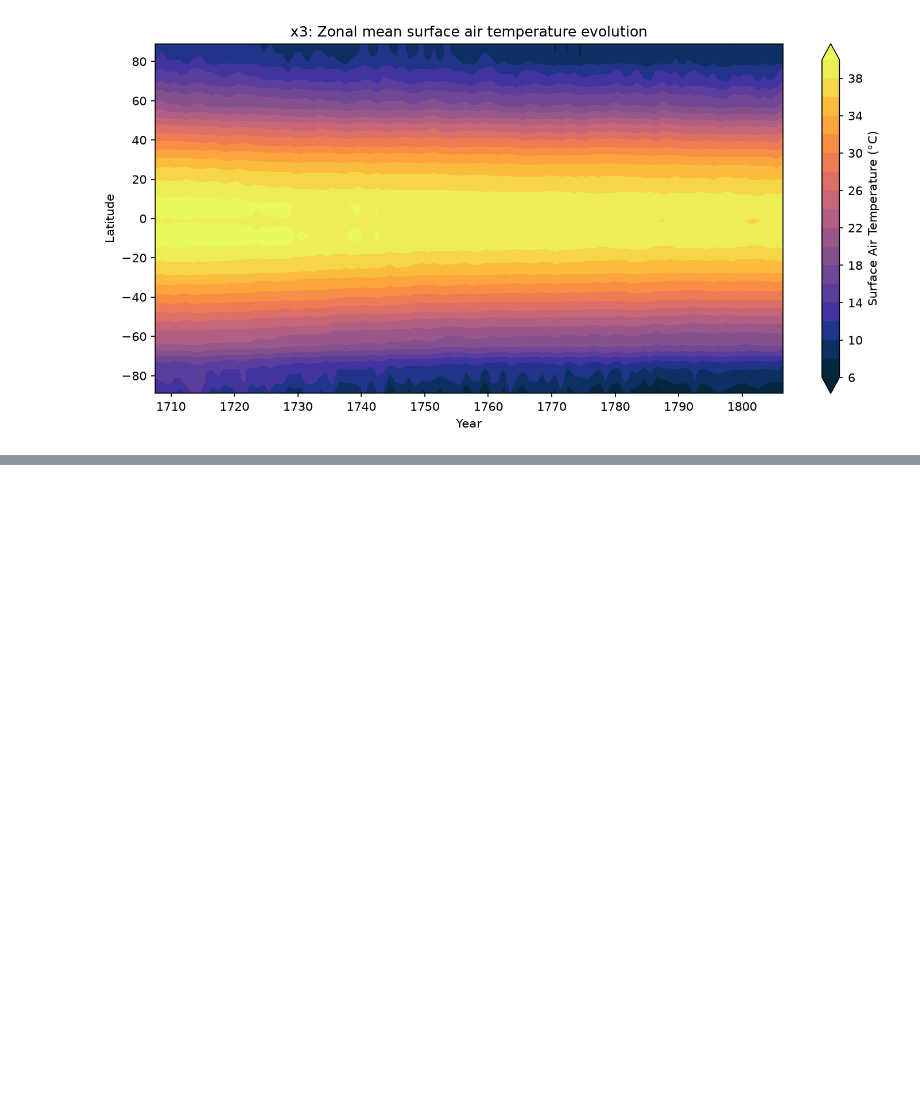
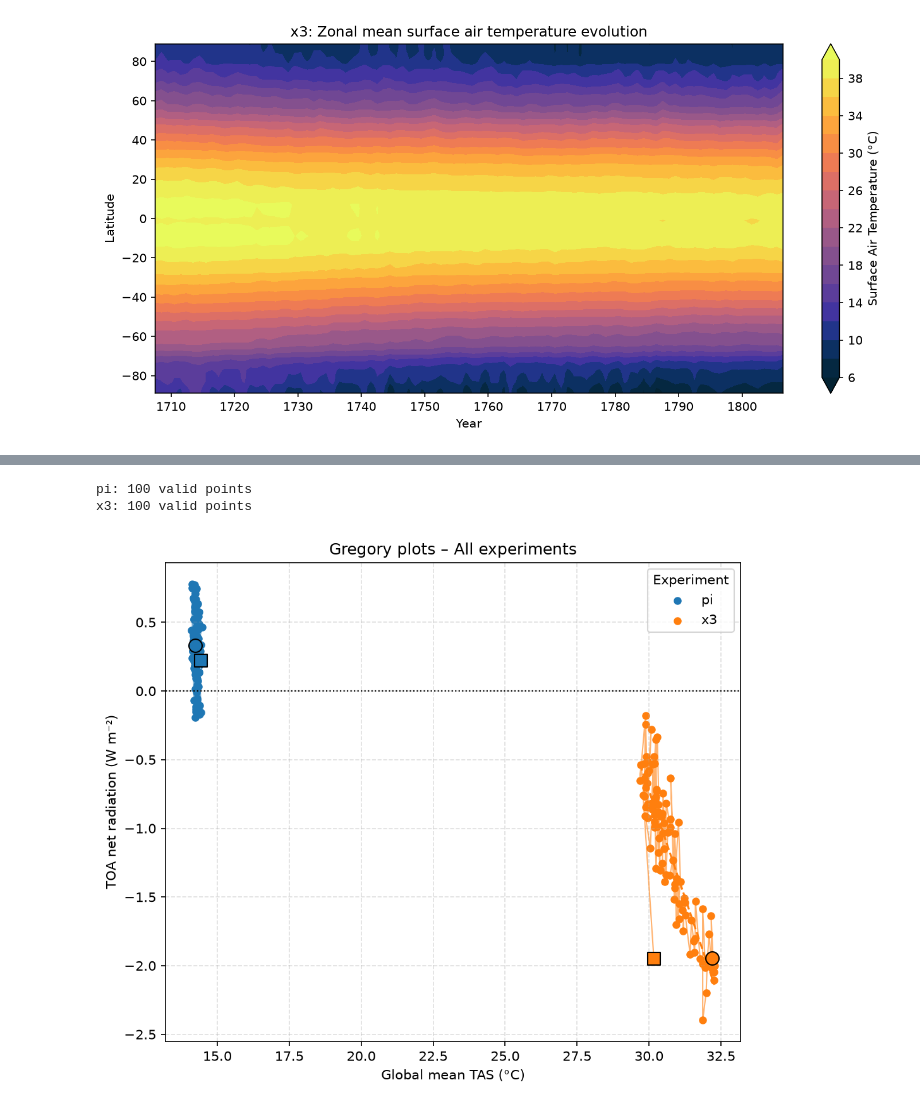
Before and after one commit to renatacoppo/eoctools, a Jupyter notebook: eoctools/data_analysis/data-analysis-new.ipynb, the cells around one changed output, grey strips where cells are left out. Drawn from its saved outputs; the diff is of its cells as text; code cells hidden in the pictures; blank space fills up the shorter version.

```diff
--- a/eoctools/data_analysis/data-analysis-new.ipynb
+++ b/eoctools/data_analysis/data-analysis-new.ipynb
@@ -154,0 +187,8 @@ tas_zonal_anom = {
+# %%
+toa = {}
+
+for k, ds in atm.items():
+    toa[k] = global_toa_ts(ds)
+
+
+print (toa)
@@ -245,0 +304,12 @@ plot_global_mean_vs_co2(
+# %%
+# Gregory plot for all experiments (the years plotted depend on the years loaded on atm)
+plot_gregory(
+    tas_series=tas_ts,
+    toa_series=toa,
+    title="Gregory plots – All experiments",
+    save="gregory_all_experiments.png"
+)
+# %% [output]
+pi: 100 valid points
+x3: 100 valid points
+[figure, added]
```
Also changed, not shown: parts of 22 cells of this notebook, 1 other file.
